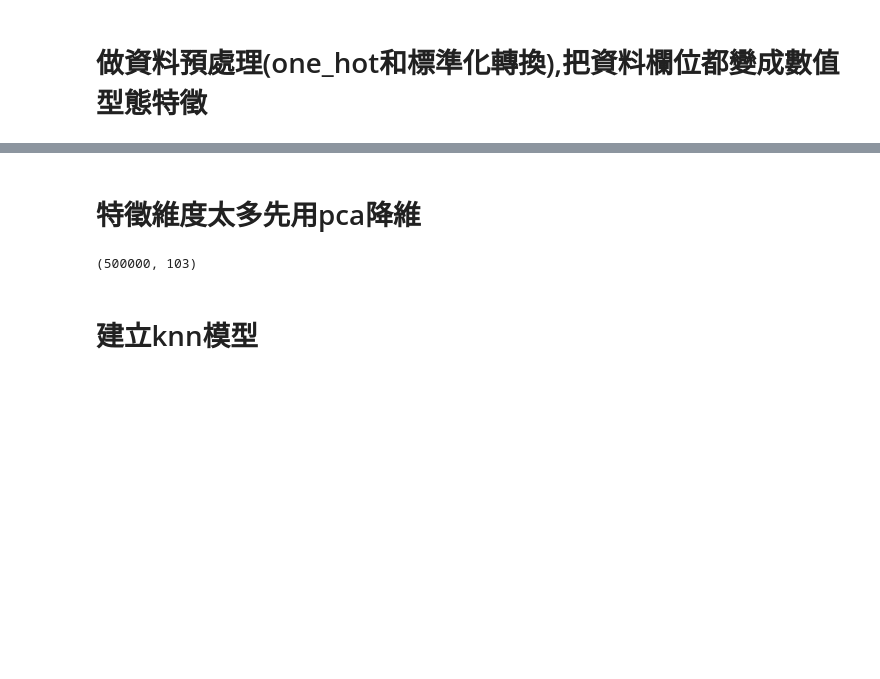
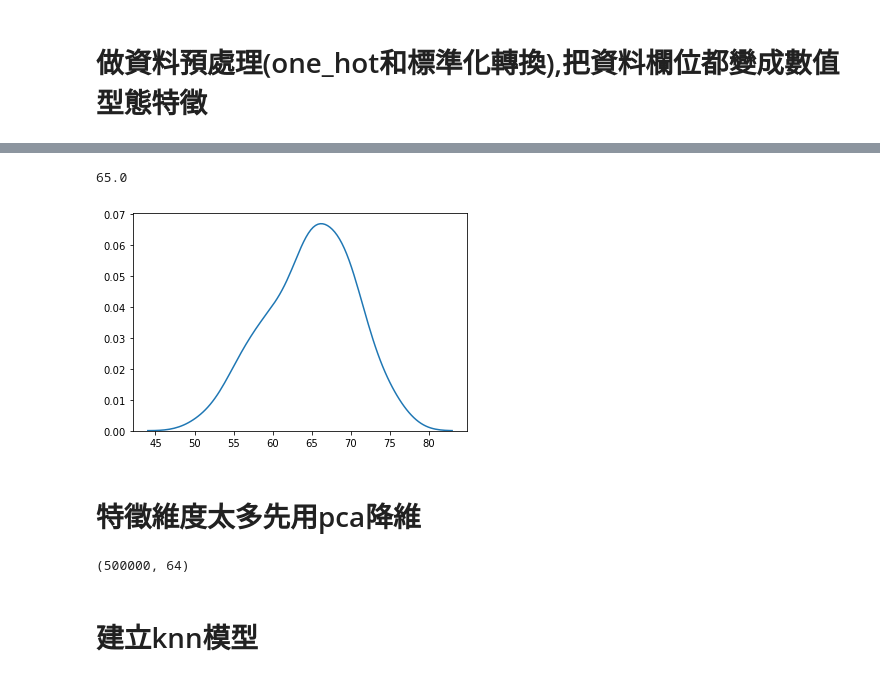
Before and after one commit to skywalker0803r/ESun2021WinterGame, a Jupyter notebook: Proof_of_Concept/驗證相似的chid有相似的shop_tag.ipynb, the cells around one changed output, grey strips where cells are left out. Saved outputs shown, nothing was run; the diff lists cells and outputs as text; code cells hidden in the pictures; blank space fills up the shorter version.

```diff
--- a/Proof_of_Concept/驗證相似的chid有相似的shop_tag.ipynb
+++ b/Proof_of_Concept/驗證相似的chid有相似的shop_tag.ipynb
@@ -93,0 +117,4 @@ There are 0 columns that have missing values.
+# %%
+for i in df.columns:
+    if 'pct' in i:
+        print(i)
@@ -93,0 +141,4 @@ There are 0 columns that have missing values.
+# %%
+for i in df.columns:
+    if 'cnt' in i:
+        print(i)
@@ -148,0 +257,3 @@ Wall time: 48.5 s
+# %%
+for i in [國內外百分比欄位,卡片百分比欄位,國內外次數欄位,卡片次數欄位]:
+    print(df_groupby_chid[i].sum(axis=1).mean())
@@ -159,28 +275,31 @@ import warnings
 warnings.filterwarnings('ignore')
 
 def preprocess_for_knn(df_groupby_chid):
-    # 對類別欄位做one hot encoding
+    '''
+    # 1.對類別欄位做one hot encoding(保留one_hot欄位刪除原始欄位)
+    # 2.做scale轉換
+    '''
     categorical_df = pd.DataFrame()
     categorical_features = ['masts','educd','trdtp','naty','poscd','cuorg','gender_code','age','primary_card']
     for c_name in categorical_features:
         df_groupby_chid[c_name] = pd.to_numeric(df_groupby_chid[c_name])
-    for c_name in categorical_features:
         one_hot = pd.get_dummies(df_groupby_chid[c_name])
         one_hot.columns = [ c_name + '_' + str(i) for i in one_hot.columns]
-        if len(categorical_df)==0:
+        if len(categorical_df) == 0:
             categorical_df = one_hot
         else:
             categorical_df = pd.concat([categorical_df,one_hot],axis=1)
-    df_groupby_chid = df_groupby_chid.drop(categorical_features,axis=1) # 刪掉原始類別欄位
-    df_groupby_chid = pd.concat([df_groupby_chid,categorical_df],axis=1) # 加入one hot版本類別欄位
 
-    # 做標準化轉換
-    scale_col = set(df_groupby_chid.columns) - set(['chid'])
-    scale_col = list(scale_col)
-    df_groupby_chid[scale_col] = scale(df_groupby_chid[scale_col])
+    # 刪掉原始類別欄位,加入one_hot版本類別欄位
+    df_groupby_chid = df_groupby_chid.drop(categorical_features,axis=1)
+    df_groupby_chid = pd.concat([df_groupby_chid,categorical_df],axis=1)
 
+    # 做標準化轉換(除了chid以外)
+    scale_col = list(set(df_groupby_chid.columns) - set(['chid']))
+    df_groupby_chid[scale_col] = scale(df_groupby_chid[scale_col],axis=0)
     return df_groupby_chid
 
 df_groupby_chid_preprocessed = preprocess_for_knn(df_groupby_chid)
+print(df_groupby_chid_preprocessed.shape)
 df_groupby_chid_preprocessed
 # %% [output]
@@ -198,16 +318,29 @@ Wall time: 13.3 s
 | 499998 | 10499998.0 | 0.758728 | -1.040320 | -0.096182 | 0.425835 | ... |
 | 499999 | 10499999.0 | 0.750560 | -0.620448 | -0.096182 | -0.435581 | ... |
 500000 rows × 148 columns
+# %%
+# Standardization：
+# newX = (X- 均值) / 標準差(standard deviation)， newX 的均值=0，方差= 1,可用於發現離羣點
+import seaborn as sns
+lst = []
+for i in tqdm(range(100)):
+    a = df_groupby_chid_preprocessed.sample(9999).describe().T
+    lst.append(a[a['std']>=1.0].shape[0])
+sns.kdeplot(lst)
+np.median(lst)
+# %% [output]
+65.0
+[figure, added]
 # %% [markdown]
 # 特徵維度太多先用pca降維
 # %%
 from sklearn.decomposition import PCA
-pca = PCA(n_components=0.95) # 保留95%變異度
+pca = PCA(n_components=64)
 X = df_groupby_chid_preprocessed.drop('chid',axis=1).values
 X_pca = pca.fit_transform(X)
 X_pca.shape
 # %% [output]
-(500000, 103)
+(500000, 64)
 # %% [markdown]
 # 建立knn模型
 # %%
```
Also changed, not shown: parts of 19 cells of this notebook.
